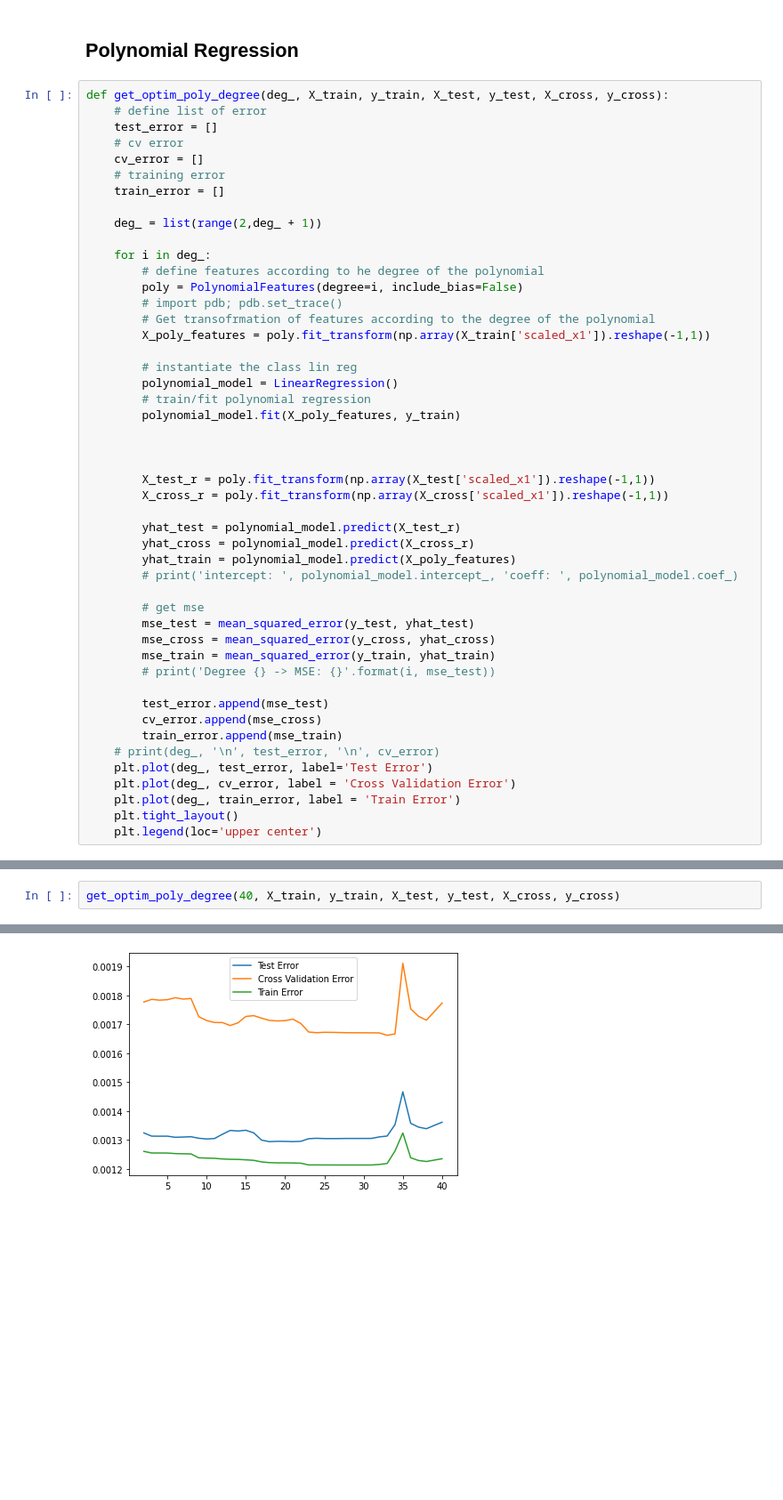
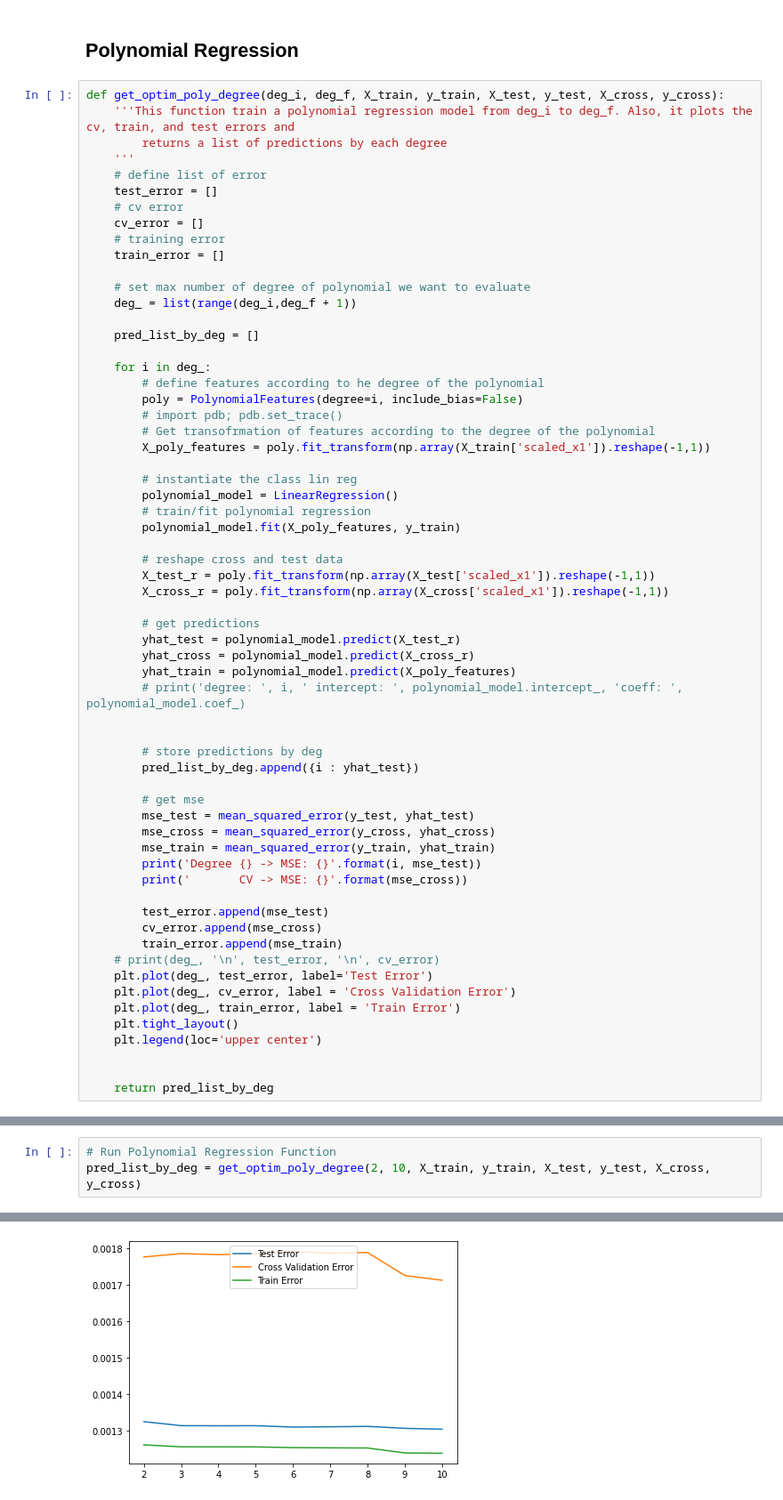
Before and after one commit to agustingu/Panama_House_Pricing, a Jupyter notebook: Regression.ipynb, the cells around one changed output, grey strips where cells are left out. Shown at 89% size. Drawn from its saved outputs; the diff is of its cells as text; blank space fills up the shorter version.

Commit message:
finish with regression models

```diff
--- a/Regression.ipynb
+++ b/Regression.ipynb
@@ -91,7 +105,10 @@ _____________
 # %% [markdown]
 ## Polynomial Regression
 # %%
-def get_optim_poly_degree(deg_, X_train, y_train, X_test, y_test, X_cross, y_cross):
+def get_optim_poly_degree(deg_i, deg_f, X_train, y_train, X_test, y_test, X_cross, y_cross):
+    '''This function train a polynomial regression model from deg_i to deg_f. Also, it plots the cv, train, and test errors and
+        returns a list of predictions by each degree
+    '''
     # define list of error
     test_error = []
     # cv error
@@ -99,7 +116,10 @@ def get_optim_poly_degree(deg_, X_train, y_train, X_test, y_test, X_cross, y_cro
     # training error
     train_error = []
 
-    deg_ = list(range(2,deg_ + 1))
+    # set max number of degree of polynomial we want to evaluate
+    deg_ = list(range(deg_i,deg_f + 1))
+
+    pred_list_by_deg = []
 
     for i in deg_:
         # define features according to he degree of the polynomial
@@ -113,21 +133,26 @@ def get_optim_poly_degree(deg_, X_train, y_train, X_test, y_test, X_cross, y_cro
         # train/fit polynomial regression
         polynomial_model.fit(X_poly_features, y_train)
 
-
-
+        # reshape cross and test data
         X_test_r = poly.fit_transform(np.array(X_test['scaled_x1']).reshape(-1,1))
         X_cross_r = poly.fit_transform(np.array(X_cross['scaled_x1']).reshape(-1,1))
 
+        # get predictions
         yhat_test = polynomial_model.predict(X_test_r)
         yhat_cross = polynomial_model.predict(X_cross_r)
         yhat_train = polynomial_model.predict(X_poly_features)
-        # print('intercept: ', polynomial_model.intercept_, 'coeff: ', polynomial_model.coef_)
+        # print('degree: ', i, ' intercept: ', polynomial_model.intercept_, 'coeff: ', polynomial_model.coef_)
+
+
+        # store predictions by deg
+        pred_list_by_deg.append({i : yhat_test})
 
         # get mse
         mse_test = mean_squared_error(y_test, yhat_test)
         mse_cross = mean_squared_error(y_cross, yhat_cross)
         mse_train = mean_squared_error(y_train, yhat_train)
-        # print('Degree {} -> MSE: {}'.format(i, mse_test))
+        print('Degree {} -> MSE: {}'.format(i, mse_test))
+        print('       CV -> MSE: {}'.format(mse_cross))
 
         test_error.append(mse_test)
         cv_error.append(mse_cross)
@@ -138,3 +163,6 @@ def get_optim_poly_degree(deg_, X_train, y_train, X_test, y_test, X_cross, y_cro
     plt.plot(deg_, train_error, label = 'Train Error')
     plt.tight_layout()
     plt.legend(loc='upper center')
+
+
+    return pred_list_by_deg
@@ -141,3 +171,4 @@ def get_optim_poly_degree(deg_, X_train, y_train, X_test, y_test, X_cross, y_cro
 # %%
-get_optim_poly_degree(40, X_train, y_train, X_test, y_test, X_cross, y_cross)
+# Run Polynomial Regression Function
+pred_list_by_deg = get_optim_poly_degree(2, 10, X_train, y_train, X_test, y_test, X_cross, y_cross)
 # %% [output]
@@ -144 +193 @@ get_optim_poly_degree(40, X_train, y_train, X_test, y_test, X_cross, y_cross)
-[figure, old version]
+[figure, new version]
```
Also changed, not shown: parts of 23 cells of this notebook.
